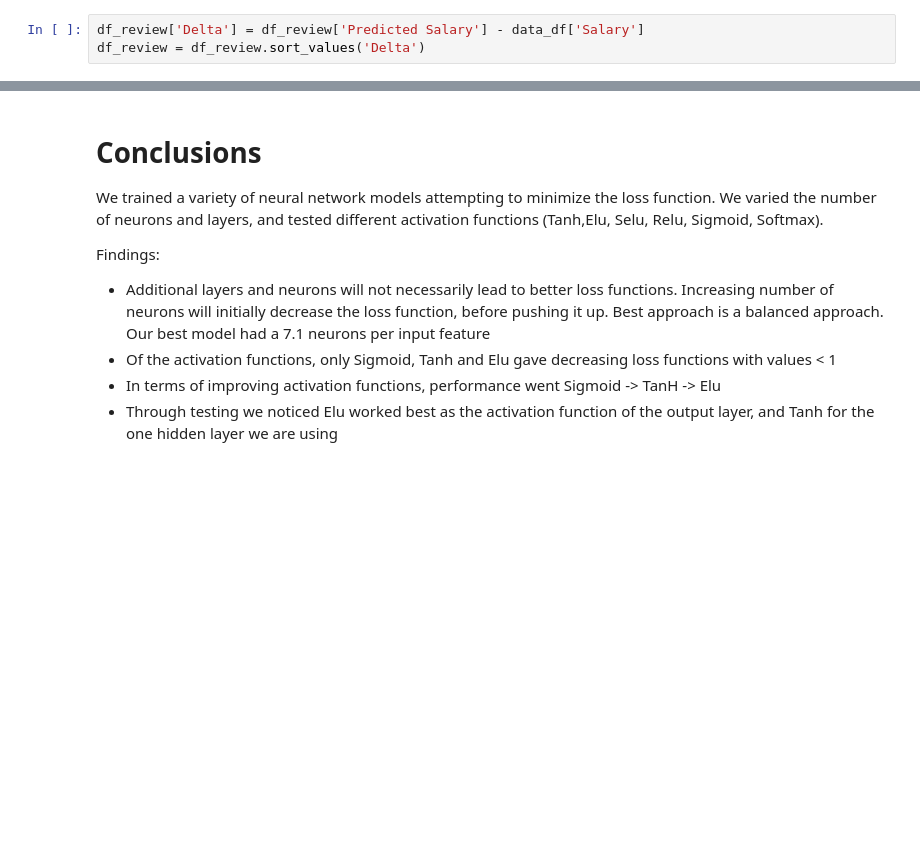
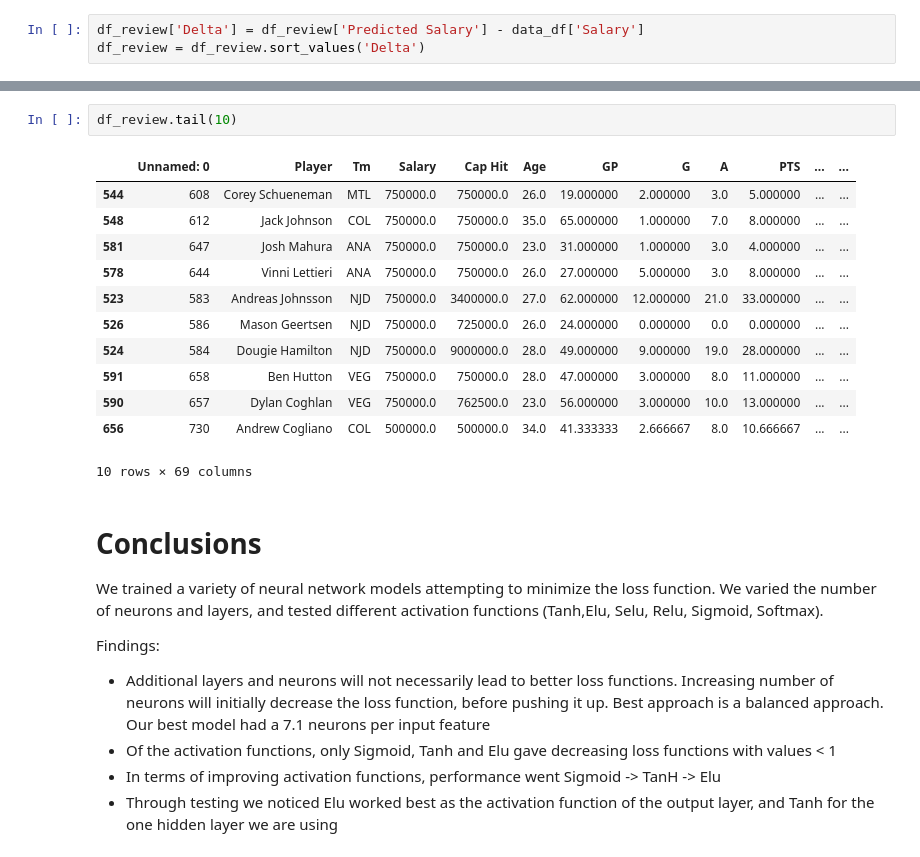
Before and after one commit to psthornquist/NHL-Player-Salary-Machine-Learning-Model, a Jupyter notebook: Train_Predict_Drop_features.ipynb, the cells around one changed output, grey strips where cells are left out. Cells and saved outputs as stored; diff of their text form; blank space fills up the shorter version.

```diff
--- a/Train_Predict_Drop_features.ipynb
+++ b/Train_Predict_Drop_features.ipynb
@@ -516,3 +534,18 @@ ax.figure.savefig('NeuralNetworkEluTanh_ReducedFeatures.png')
+# %%
+df_review.tail(10)
+# %% [output]
+|  | Unnamed: 0 | Player | Tm | Salary | Cap Hit | Age | GP | G | A | PTS | ... | ... |
+| 544 | 608 | Corey Schueneman | MTL | 750000.0 | 750000.0 | 26.0 | 19.000000 | 2.000000 | 3.0 | 5.000000 | ... | ... |
+| 548 | 612 | Jack Johnson | COL | 750000.0 | 750000.0 | 35.0 | 65.000000 | 1.000000 | 7.0 | 8.000000 | ... | ... |
+| 581 | 647 | Josh Mahura | ANA | 750000.0 | 750000.0 | 23.0 | 31.000000 | 1.000000 | 3.0 | 4.000000 | ... | ... |
+| 578 | 644 | Vinni Lettieri | ANA | 750000.0 | 750000.0 | 26.0 | 27.000000 | 5.000000 | 3.0 | 8.000000 | ... | ... |
+| 523 | 583 | Andreas Johnsson | NJD | 750000.0 | 3400000.0 | 27.0 | 62.000000 | 12.000000 | 21.0 | 33.000000 | ... | ... |
+| 526 | 586 | Mason Geertsen | NJD | 750000.0 | 725000.0 | 26.0 | 24.000000 | 0.000000 | 0.0 | 0.000000 | ... | ... |
+| 524 | 584 | Dougie Hamilton | NJD | 750000.0 | 9000000.0 | 28.0 | 49.000000 | 9.000000 | 19.0 | 28.000000 | ... | ... |
+| 591 | 658 | Ben Hutton | VEG | 750000.0 | 750000.0 | 28.0 | 47.000000 | 3.000000 | 8.0 | 11.000000 | ... | ... |
+| 590 | 657 | Dylan Coghlan | VEG | 750000.0 | 762500.0 | 23.0 | 56.000000 | 3.000000 | 10.0 | 13.000000 | ... | ... |
+| 656 | 730 | Andrew Cogliano | COL | 500000.0 | 500000.0 | 34.0 | 41.333333 | 2.666667 | 8.0 | 10.666667 | ... | ... |
+10 rows × 69 columns
 # %% [markdown]
 # Conclusions
 
```
Also changed, not shown: parts of 19 cells of this notebook.
